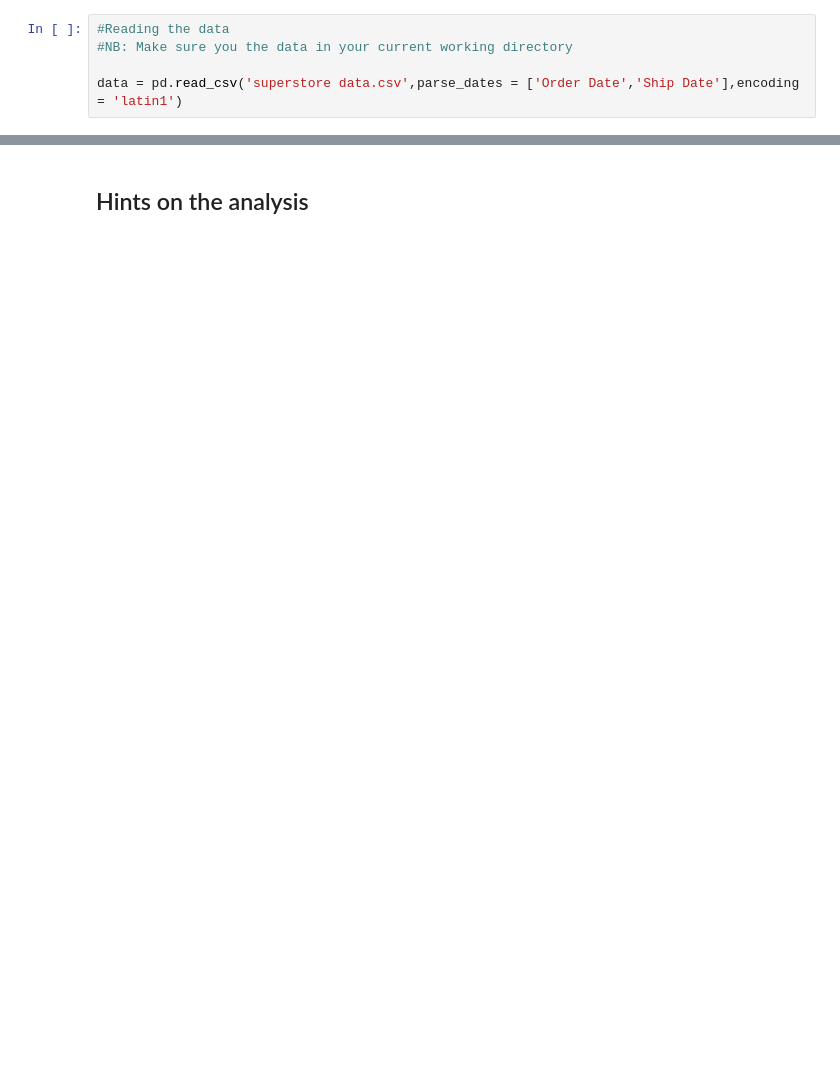
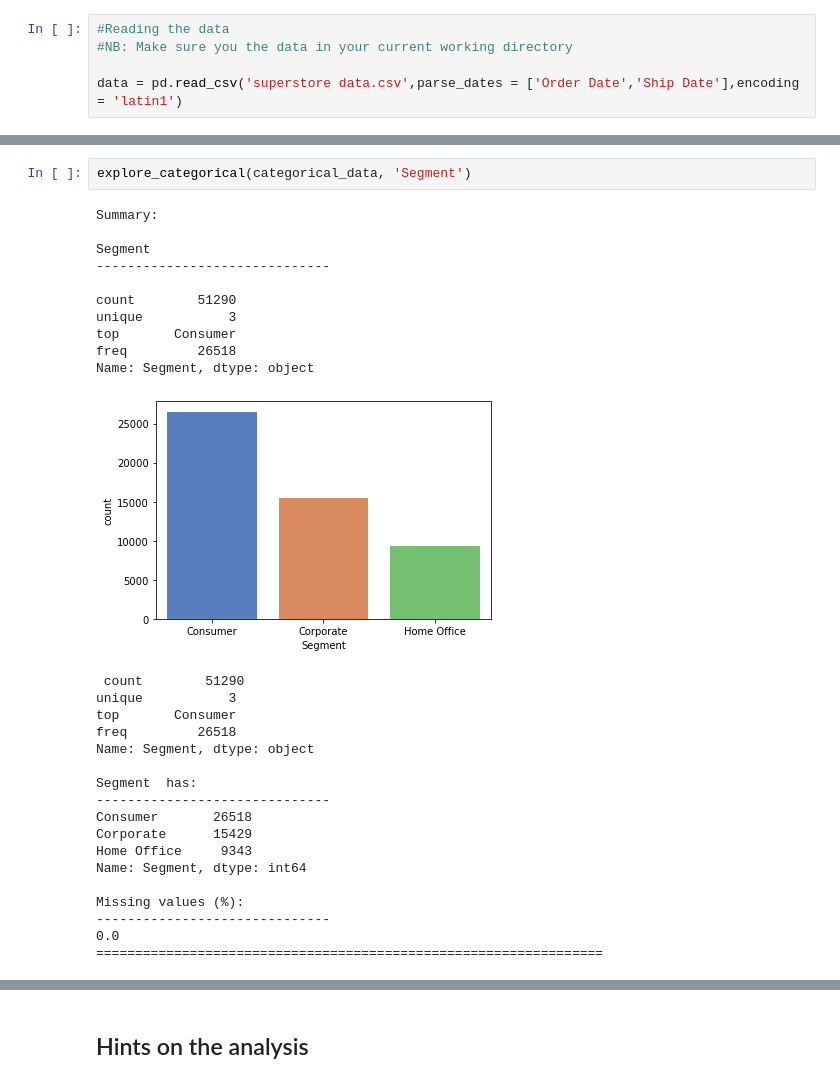
Before and after one commit to amihere2830-programming-python-projects/data_analysis_portfolio, a Jupyter notebook: retail_sales_analysis.ipynb, the cells around one changed output, grey strips where cells are left out. Cells and saved outputs as stored; diff of their text form; blank space fills up the shorter version.

```diff
--- a/retail_sales_analysis.ipynb
+++ b/retail_sales_analysis.ipynb
@@ -105,0 +269,31 @@ Order Priority
+# %%
+explore_categorical(categorical_data, 'Segment')
+# %% [output]
+Summary:
+
+Segment
+------------------------------
+
+count        51290
+unique           3
+top       Consumer
+freq         26518
+Name: Segment, dtype: object
+[figure, added]
+ count        51290
+unique           3
+top       Consumer
+freq         26518
+Name: Segment, dtype: object
+
+Segment  has:
+------------------------------
+Consumer       26518
+Corporate      15429
+Home Office     9343
+Name: Segment, dtype: int64
+
+Missing values (%):
+------------------------------
+0.0
+=================================================================
```
Also changed, not shown: parts of 242 cells of this notebook.
